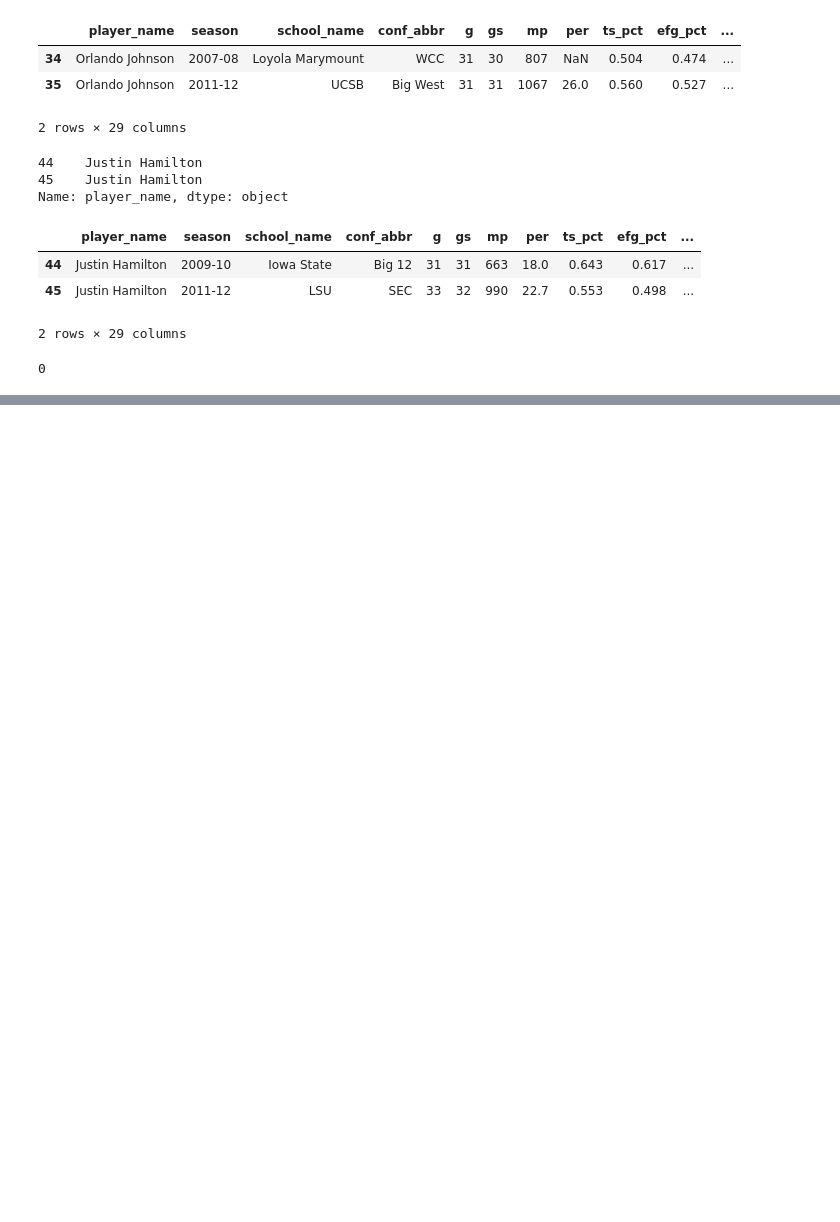
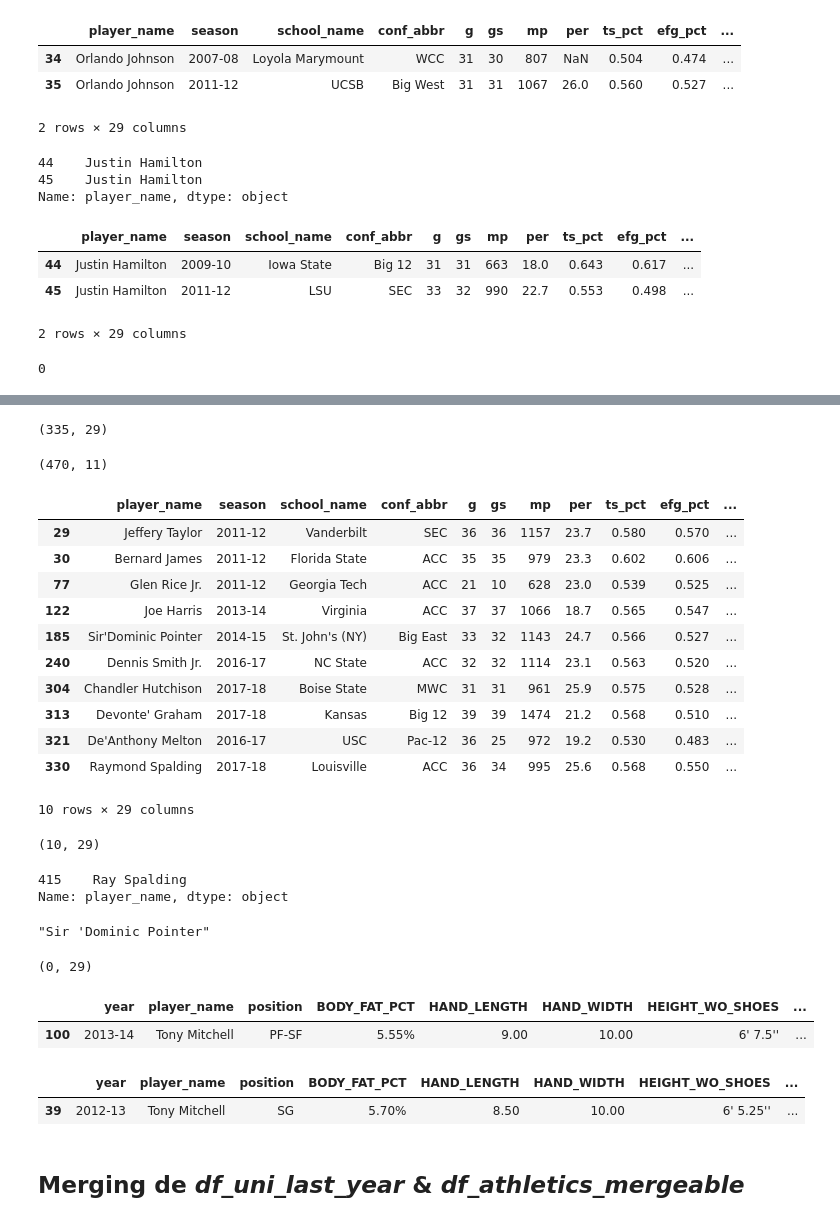
Before and after one commit to olivierpavee/nba_forecast, a Jupyter notebook: notebooks/bboinier_X.ipynb, the cells around one changed output, grey strips where cells are left out. Saved outputs shown, nothing was run; the diff lists cells and outputs as text; code cells hidden in the pictures; blank space fills up the shorter version.

```diff
--- a/notebooks/bboinier_X.ipynb
+++ b/notebooks/bboinier_X.ipynb
@@ -14,7 +14,7 @@ df_perf_athletics = pd.read_csv('../nba_forecast/data/perf_athletics.csv')
 # %% [markdown]
 ## Dataset universitaire (dernière année)
 # %%
-df_uni_last_year = pd.read_csv('../nba_forecast/data/last_ncaa_season.csv')
+df_uni_last_year = pd.read_csv('../nba_forecast/data/last_ncaa_season_bb.csv')
 # %% [markdown]
 ## Dataset des joueurs universitaires sans performences athlétiques avec leur position
 # %%
@@ -399,0 +407,36 @@ df_uni_last_year.duplicated().sum()
+# %%
+df_uni_last_year.shape
+# %% [output]
+(335, 29)
+# %%
+df_athletics.shape
+# %% [output]
+(470, 11)
+# %%
+df_uni_last_year[~df_uni_last_year['player_name'].isin(df_athletics['player_name'])]
+# %% [output]
+|  | player_name | season | school_name | conf_abbr | g | gs | mp | per | ts_pct | efg_pct | ... |
+| 29 | Jeffery Taylor | 2011-12 | Vanderbilt | SEC | 36 | 36 | 1157 | 23.7 | 0.580 | 0.570 | ... |
+| 30 | Bernard James | 2011-12 | Florida State | ACC | 35 | 35 | 979 | 23.3 | 0.602 | 0.606 | ... |
+| 77 | Glen Rice Jr. | 2011-12 | Georgia Tech | ACC | 21 | 10 | 628 | 23.0 | 0.539 | 0.525 | ... |
+| 122 | Joe Harris | 2013-14 | Virginia | ACC | 37 | 37 | 1066 | 18.7 | 0.565 | 0.547 | ... |
+| 185 | Sir'Dominic Pointer | 2014-15 | St. John's (NY) | Big East | 33 | 32 | 1143 | 24.7 | 0.566 | 0.527 | ... |
+| 240 | Dennis Smith Jr. | 2016-17 | NC State | ACC | 32 | 32 | 1114 | 23.1 | 0.563 | 0.520 | ... |
+| 304 | Chandler Hutchison | 2017-18 | Boise State | MWC | 31 | 31 | 961 | 25.9 | 0.575 | 0.528 | ... |
+| 313 | Devonte' Graham | 2017-18 | Kansas | Big 12 | 39 | 39 | 1474 | 21.2 | 0.568 | 0.510 | ... |
+| 321 | De'Anthony Melton | 2016-17 | USC | Pac-12 | 36 | 25 | 972 | 19.2 | 0.530 | 0.483 | ... |
+| 330 | Raymond Spalding | 2017-18 | Louisville | ACC | 36 | 34 | 995 | 25.6 | 0.568 | 0.550 | ... |
+10 rows × 29 columns
+# %%
+df_uni_last_year[~df_uni_last_year['player_name'].isin(df_athletics['player_name'])].shape
+# %% [output]
+(10, 29)
+# %%
+df_athletics[df_athletics['player_name'].str.contains('Spalding', regex=True)]['player_name']
+# %% [output]
+415    Ray Spalding
+Name: player_name, dtype: object
+# %%
+df_athletics.loc[481, 'player_name']
+# %% [output]
+"Sir 'Dominic Pointer"
@@ -399,0 +454,4 @@ df_uni_last_year.duplicated().sum()
+# %%
+df_uni_last_year[~df_uni_last_year['player_name'].isin(df_athletics['player_name'])].shape
+# %% [output]
+(0, 29)
@@ -399,0 +460,12 @@ df_uni_last_year.duplicated().sum()
+# %%
+df_athletics_mergeable[df_athletics_mergeable['player_name'].duplicated()]
+# %% [output]
+|  | year | player_name | position | BODY_FAT_PCT | HAND_LENGTH | HAND_WIDTH | HEIGHT_WO_SHOES | ... |
+| 100 | 2013-14 | Tony Mitchell | PF-SF | 5.55% | 9.00 | 10.00 | 6' 7.5'' | ... |
+# %%
+df_athletics_mergeable[df_athletics_mergeable['player_name'].str.contains('Tony Mitchell', regex=False)]
+# %% [output]
+|  | year | player_name | position | BODY_FAT_PCT | HAND_LENGTH | HAND_WIDTH | HEIGHT_WO_SHOES | ... |
+| 39 | 2012-13 | Tony Mitchell | SG | 5.70% | 8.50 | 10.00 | 6' 5.25'' | ... |
+# %% [markdown]
+## Merging de *df_uni_last_year* & *df_athletics_mergeable*
```
Also changed, not shown: parts of 30 cells of this notebook.
